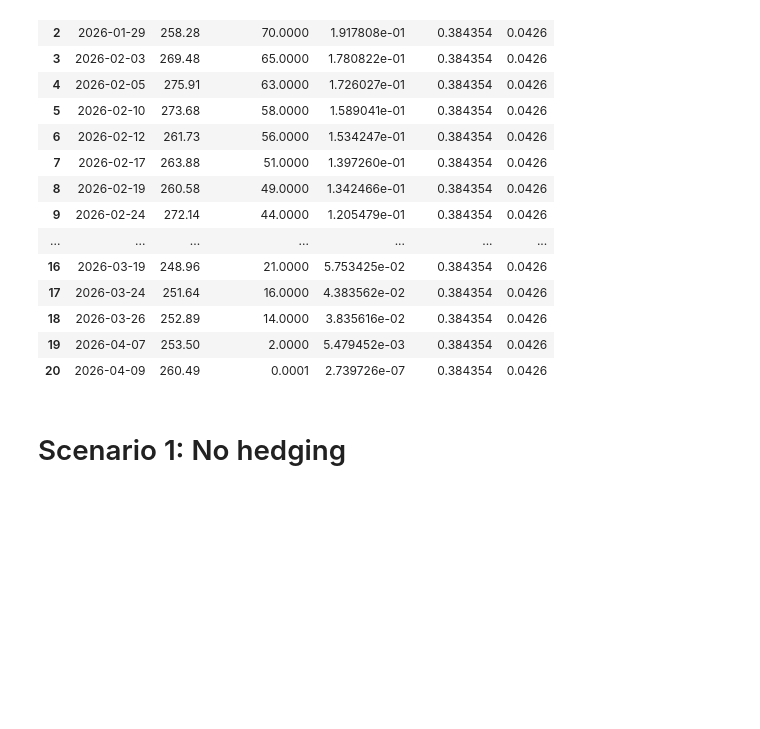
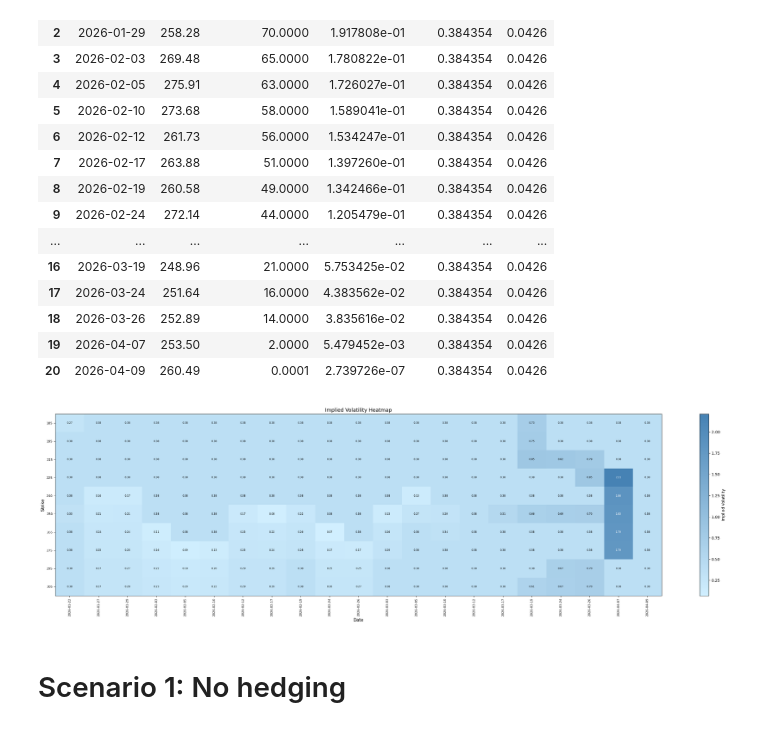
Before and after one commit to AnaSofiaHinojosa/GreekHedging, a Jupyter notebook: proyecto.ipynb, the cells around one changed output. Saved outputs shown, nothing was run; the diff lists cells and outputs as text; code cells hidden in the pictures; blank space fills up the shorter version.

```diff
--- a/proyecto.ipynb
+++ b/proyecto.ipynb
@@ -75,6 +132,87 @@ prices_df
 | 18 | 2026-03-26 | 252.89 | 14.0000 | 3.835616e-02 | 0.384354 | 0.0426 |
 | 19 | 2026-04-07 | 253.50 | 2.0000 | 5.479452e-03 | 0.384354 | 0.0426 |
 | 20 | 2026-04-09 | 260.49 | 0.0001 | 2.739726e-07 | 0.384354 | 0.0426 |
+# %%
+results = {}
+dates = prices_df['Date'].dt.strftime('%Y-%m-%d').tolist()
+
+def Ecall_f(sigma, S, K, r, T, t=0):
+    d1 = (np.log(S/K) + (r + 0.5*sigma*sigma) * (T-t)) / (sigma * np.sqrt(T-t))
+    d2 = d1 - sigma * np.sqrt(T-t)
+    Nd1 = si.norm.cdf(d1, 0.0, 1.0)
+    Nd2 = si.norm.cdf(d2, 0.0, 1.0)
+    return S*Nd1 - K*np.exp(-r*(T-t))*Nd2
+
+def get_iv(S, K, r, T, CallMkt, sigma0=0.3, t=0):
+    try:
+        apply_constraint = lambda sigma: Ecall_f(sigma[0], S, K, r, T, t) - CallMkt
+        bounds = [[1e-6, None]]
+        constraints = ({'type': 'eq', 'fun': apply_constraint})
+        a = minimize(
+            lambda sigma, S, K, r, T, t: Ecall_f(sigma[0], S, K, r, T, t),
+            [sigma0],
+            bounds=bounds,
+            constraints=constraints,
+            method='SLSQP',
+            args=(S, K, r, T, t)
+        )
+        return a.x[0] if a.success else np.nan
+    except Exception:
+        return np.nan
+
+for date_str in dates:
+    price_row = prices_df[prices_df['Date'] == pd.Timestamp(date_str)].iloc[0]
+    S = price_row['Price']
+    T = price_row['T_Years']
+    r = 0.0426
+    t = 0
+
+    ivs = []
+    for _, opt_row in df_filtered.iterrows():
+        K = opt_row['Strike']
+        CallMkt = opt_row['Last Price']
+        T_val = max(T, 1e-6)
+        iv = get_iv(S, K, r, T_val, CallMkt, t=t)
+        ivs.append(iv)
+
+    results[date_str] = ivs
+
+df_combined = pd.DataFrame(results, index=df_filtered['Strike'].values)
+df_combined.index.name = 'Strike'
+
+# Replace NaN or IV < 0.01 with historical volatility
+df_combined = df_combined.map(lambda x: sigma if (np.isnan(x) or x < 0.01) else x)
+
+# Heatmap
+cmap = LinearSegmentedColormap.from_list('white_steelblue', ['#d1efff', 'steelblue'])
+
+data = df_combined.values.astype(float)
+masked_data = np.ma.masked_invalid(data)
+
+fig, ax = plt.subplots(figsize=(28, 8))
+im = ax.imshow(masked_data, cmap=cmap, aspect='auto', vmin=np.nanmin(data), vmax=np.nanmax(data))
+
+ax.set_xticks(range(len(df_combined.columns)))
+ax.set_xticklabels(df_combined.columns, rotation=90, fontsize=8)
+ax.set_yticks(range(len(df_combined.index)))
+ax.set_yticklabels(df_combined.index, fontsize=8)
+
+ax.set_xlabel('Date', fontsize=11)
+ax.set_ylabel('Strike', fontsize=11)
+ax.set_title('Implied Volatility Heatmap', fontsize=13)
+
+for i in range(data.shape[0]):
+    for j in range(data.shape[1]):
+        val = data[i, j]
+        if not np.isnan(val):
+            ax.text(j, i, f'{val:.2f}', ha='center', va='center', fontsize=6.5,
+                    color='black' if val < np.nanmax(data) * 0.7 else 'white')
+
+plt.colorbar(im, ax=ax, label='Implied Volatility')
+plt.tight_layout()
+plt.show()
+# %% [output]
+[figure, added]
 # %% [markdown]
 # Scenario 1: No hedging
 # %%
```
Also changed, not shown: parts of 33 cells of this notebook.
